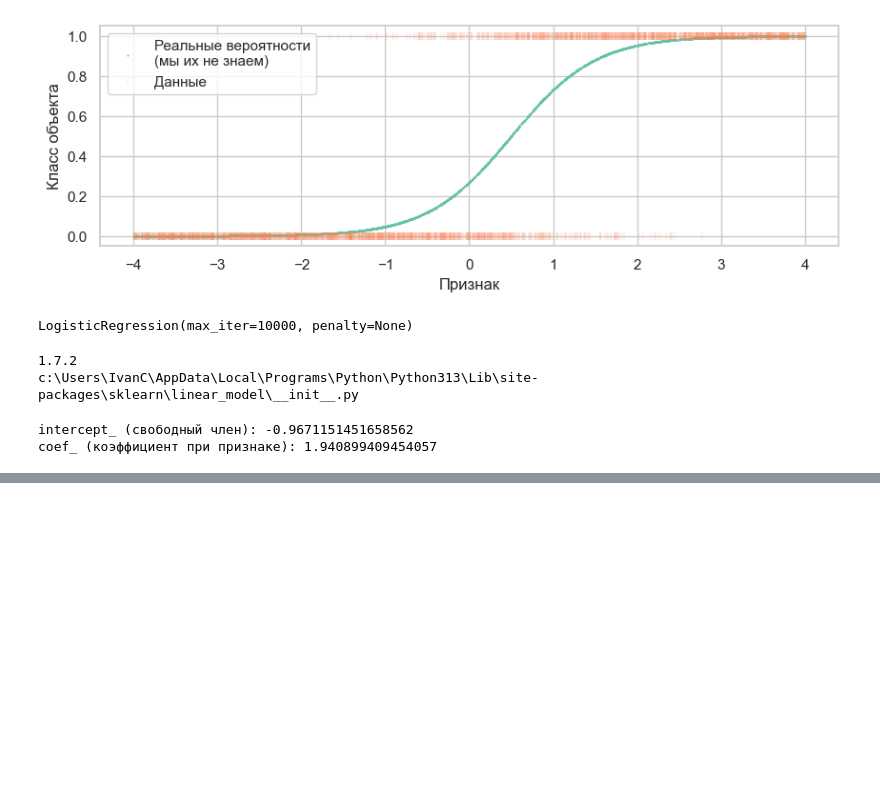
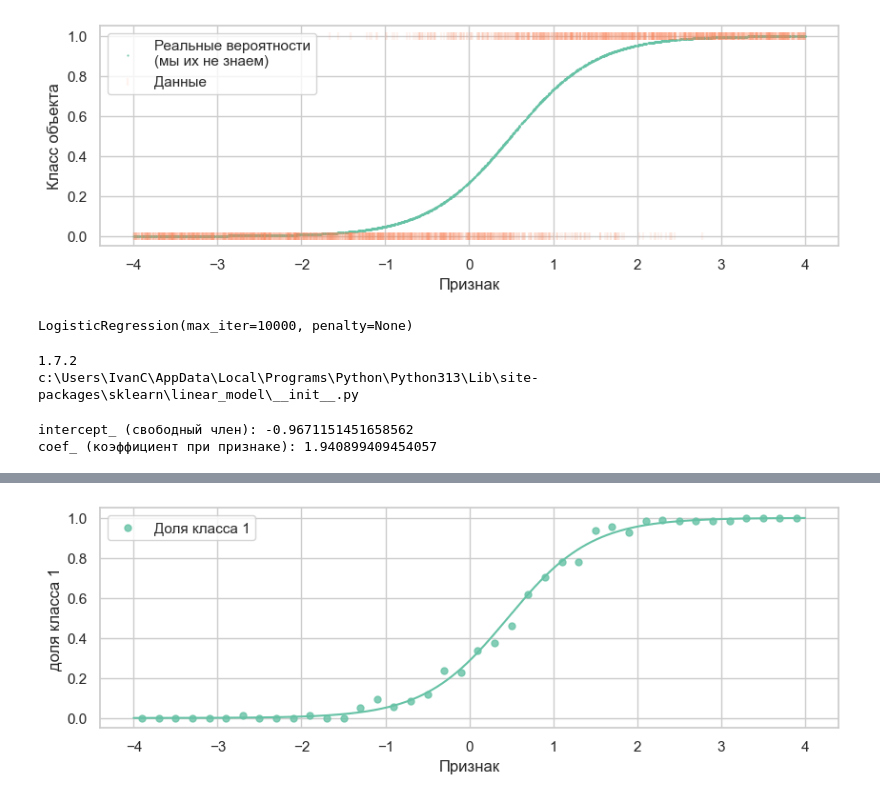
Before and after one commit to IvanNikulichev/log_regressor, a Jupyter notebook: log_reg.ipynb, the cells around one changed output, grey strips where cells are left out. Cells and saved outputs as stored; diff of their text form; code cells hidden in the pictures; blank space fills up the shorter version.

```diff
--- a/log_reg.ipynb
+++ b/log_reg.ipynb
@@ -49,0 +79,23 @@ coef_ (коэффициент при признаке): 1.940899409454057
+# %%
+bins = np.array([x / 10.0 for x in range(-40, 41, 2)])
+cen = (bins[:-1] + bins[1:]) / 2
+index = np.digitize(X[:, 0], bins, right=False) - 1
+index = np.clip(index, 0, len(bins) - 2)
+
+df = pd.DataFrame({'bin': index, 'y': y.ravel()})
+df = df.groupby('bin')['y'].agg(['mean', 'size']).reset_index()
+
+p_em = np.full(len(cen), np.nan)
+p_em[df['bin'].to_numpy()] = df['mean'].to_numpy()
+
+
+plt.figure(figsize=(10, 3))
+plt.plot(X_grid[:, 0], p_grid)
+plt.scatter(cen, p_em, s=25, alpha=0.8, label='Доля класса 1')
+plt.ylim(-0.05, 1.05)
+plt.xlabel('Признак')
+plt.ylabel('доля класса 1')
+plt.grid(True)
+plt.legend(); plt.show()
+# %% [output]
+[figure, added]
```
Also changed, not shown: parts of 2 cells of this notebook.
